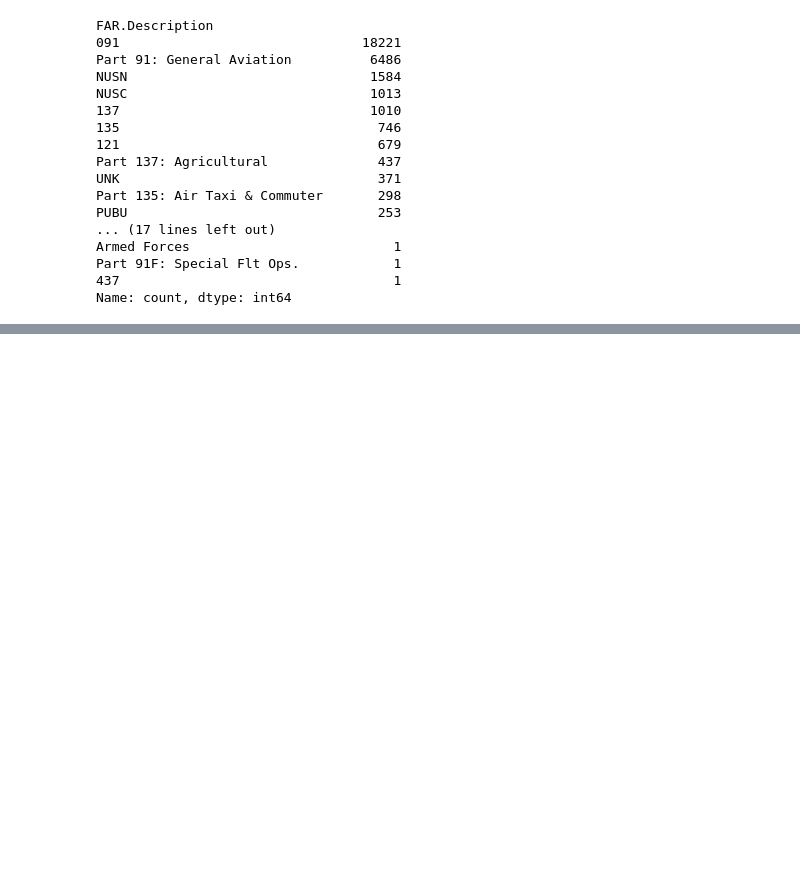
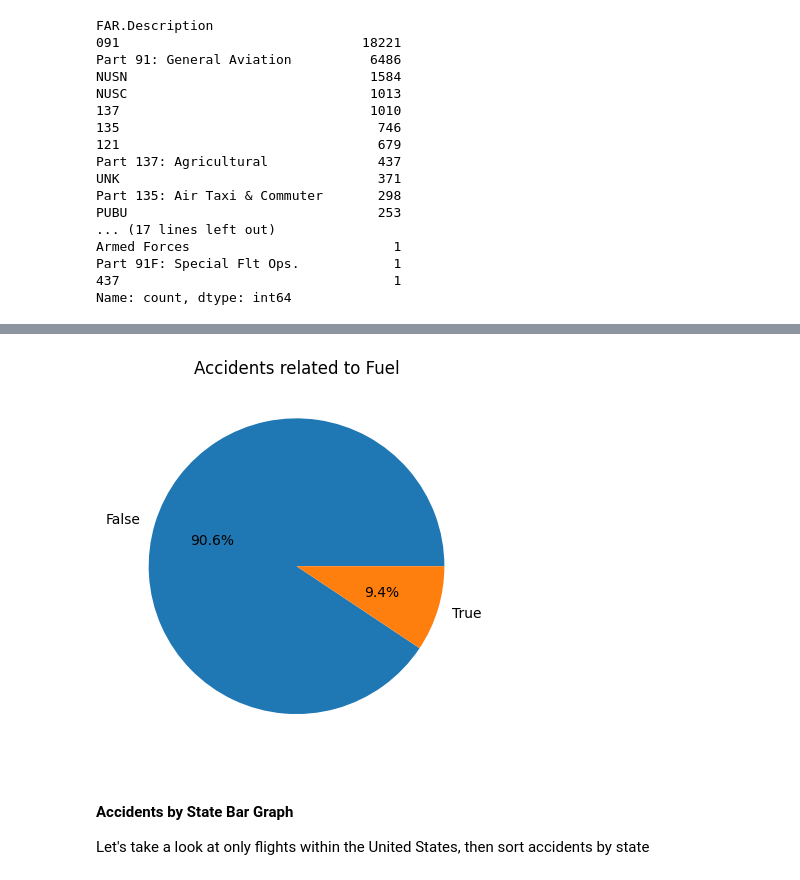
Before and after one commit to mnejaime/ntsb-analysis, a Jupyter notebook: notebook.ipynb, the cells around one changed output, grey strips where cells are left out. Saved outputs shown, nothing was run; the diff lists cells and outputs as text; code cells hidden in the pictures; blank space fills up the shorter version.

```diff
--- a/notebook.ipynb
+++ b/notebook.ipynb
@@ -174,0 +217,17 @@ plt.show()
+# %%
+df.loc[df['Report.Status'].str.contains('Probable Cause', case=False, na=False), 'Report.Status'] = np.nan
+df.loc[df['Report.Status'].str.contains('Foreign', case=False, na=False), 'Report.Status'] = np.nan
+df['relatedToFuel'] = df['Report.Status'].str.contains('fuel', case=False)
+# %%
+df_fuelCaused_acc = df.groupby('relatedToFuel').size().reset_index(name='Accidents')
+# %%
+fig, ax = plt.subplots()
+ax.pie(df_fuelCaused_acc['Accidents'], labels=df_fuelCaused_acc['relatedToFuel'], autopct='%1.1f%%')
+ax.set_title('Accidents related to Fuel')
+plt.show()
+# %% [output]
+[figure, added]
+# %% [markdown]
+#### Accidents by State Bar Graph
+
+Let's take a look at only flights within the United States, then sort accidents by state
```
Also changed, not shown: parts of 21 cells of this notebook.
